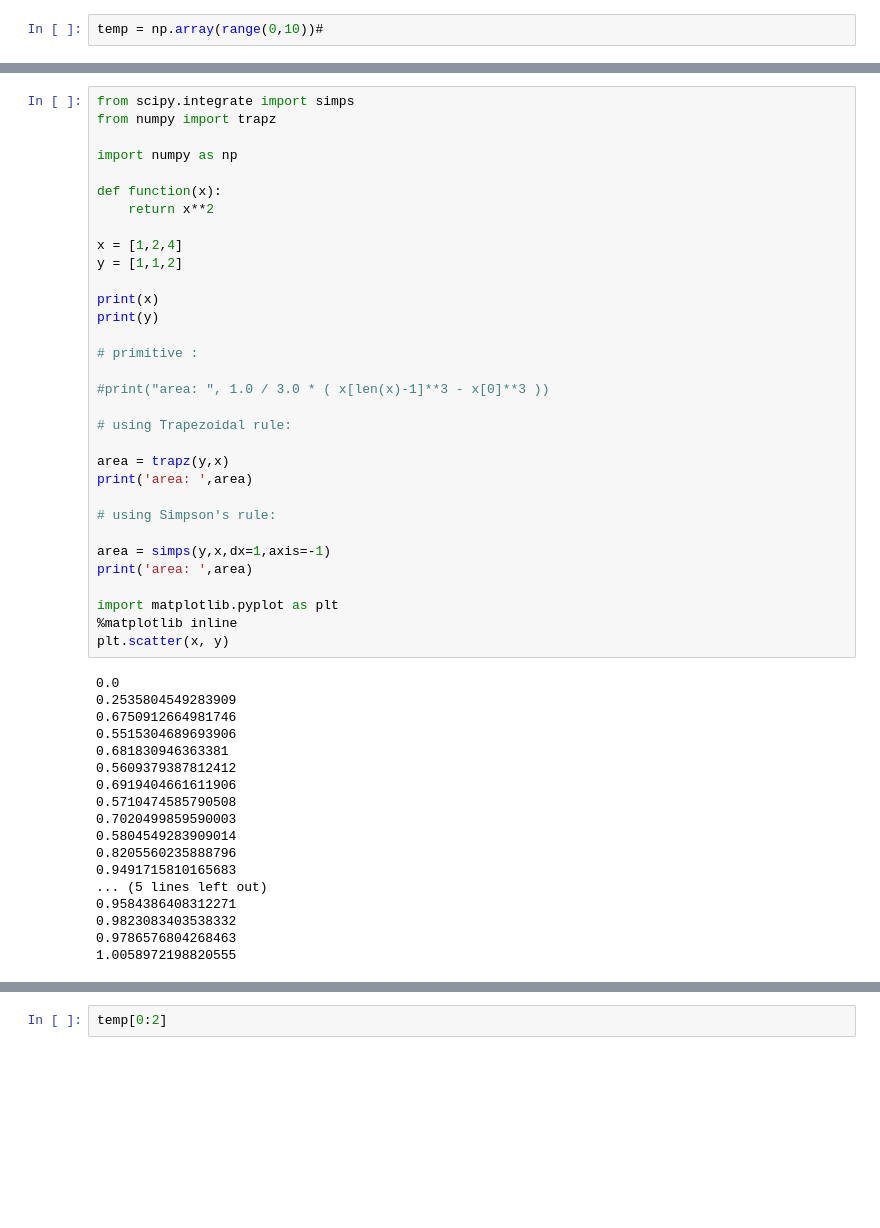
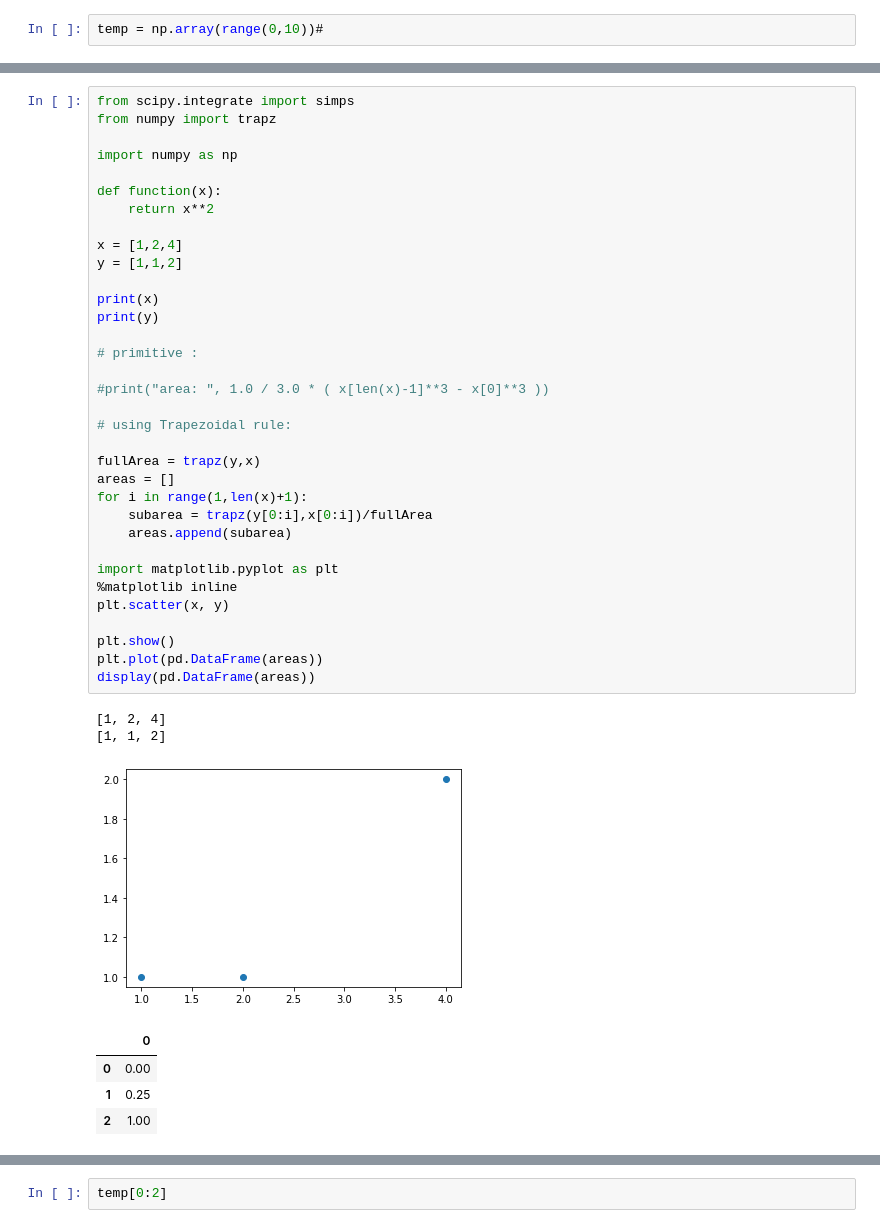
Before and after one commit to thistleknot/python-ml, a Jupyter notebook: code/AUC.ipynb, the cells around one changed output, grey strips where cells are left out. Saved outputs shown, nothing was run; the diff lists cells and outputs as text; blank space fills up the shorter version.

```diff
--- a/code/AUC.ipynb
+++ b/code/AUC.ipynb
@@ -71,50 +74,42 @@ temp = np.array(range(0,10))#
 # %%
 from scipy.integrate import simps
 from numpy import trapz
 
 import numpy as np
 
 def function(x):
     return x**2
 
 x = [1,2,4]
 y = [1,1,2]
 
 print(x)
 print(y)
 
 # primitive :
 
 #print("area: ", 1.0 / 3.0 * ( x[len(x)-1]**3 - x[0]**3 ))
 
 # using Trapezoidal rule:
 
-area = trapz(y,x)
-print('area: ',area)
-
-# using Simpson's rule:
-
-area = simps(y,x,dx=1,axis=-1)
-print('area: ',area)
+fullArea = trapz(y,x)
+areas = []
+for i in range(1,len(x)+1):
+    subarea = trapz(y[0:i],x[0:i])/fullArea
+    areas.append(subarea)
 
 import matplotlib.pyplot as plt
 %matplotlib inline
 plt.scatter(x, y)
+
+plt.show()
+plt.plot(pd.DataFrame(areas))
+display(pd.DataFrame(areas))
 # %% [output]
-0.0
-0.2535804549283909
-0.6750912664981746
-0.5515304689693906
-0.681830946363381
-0.5609379387812412
-0.6919404661611906
-0.5710474585790508
-0.7020499859590003
-0.5804549283909014
-0.8205560235888796
-0.9491715810165683
-... (5 lines left out)
-0.9584386408312271
-0.9823083403538332
-0.9786576804268463
-1.0058972198820555
+[1, 2, 4]
+[1, 1, 2]
+[figure, added]
+|  | 0 |
+| 0 | 0.00 |
+| 1 | 0.25 |
+| 2 | 1.00 |
```
Also changed, not shown: parts of 2 cells of this notebook.
